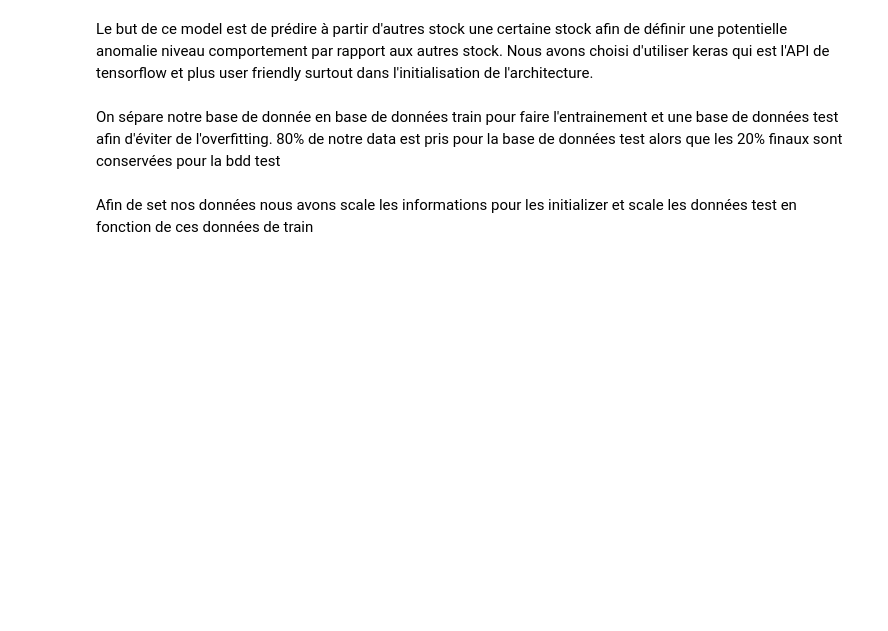
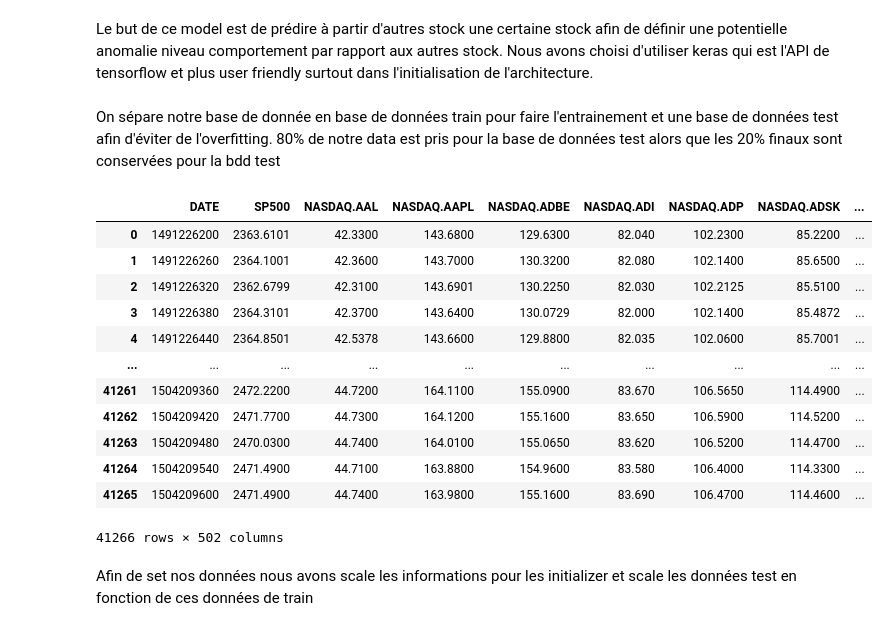
Before and after one commit to samirLazzali/SP500_tensorflow, a Jupyter notebook: Keras first try.ipynb, the cells around one changed output. Cells and saved outputs as stored; diff of their text form; code cells hidden in the pictures; blank space fills up the shorter version.

```diff
--- a/Keras first try.ipynb
+++ b/Keras first try.ipynb
@@ -25,6 +25,22 @@ df = data
 data = data.values
 # %% [markdown]
 On sépare notre base de donnée en base de données train pour faire l'entrainement et une base de données test afin d'éviter de l'overfitting. 80% de notre data est pris pour la base de données test alors que les 20% finaux sont conservées pour la bdd test
+# %%
+pd.read_csv('data_stocks.csv')
+# %% [output]
+|  | DATE | SP500 | NASDAQ.AAL | NASDAQ.AAPL | NASDAQ.ADBE | NASDAQ.ADI | NASDAQ.ADP | NASDAQ.ADSK | ... |
+| 0 | 1491226200 | 2363.6101 | 42.3300 | 143.6800 | 129.6300 | 82.040 | 102.2300 | 85.2200 | ... |
+| 1 | 1491226260 | 2364.1001 | 42.3600 | 143.7000 | 130.3200 | 82.080 | 102.1400 | 85.6500 | ... |
+| 2 | 1491226320 | 2362.6799 | 42.3100 | 143.6901 | 130.2250 | 82.030 | 102.2125 | 85.5100 | ... |
+| 3 | 1491226380 | 2364.3101 | 42.3700 | 143.6400 | 130.0729 | 82.000 | 102.1400 | 85.4872 | ... |
+| 4 | 1491226440 | 2364.8501 | 42.5378 | 143.6600 | 129.8800 | 82.035 | 102.0600 | 85.7001 | ... |
+| ... | ... | ... | ... | ... | ... | ... | ... | ... | ... |
+| 41261 | 1504209360 | 2472.2200 | 44.7200 | 164.1100 | 155.0900 | 83.670 | 106.5650 | 114.4900 | ... |
+| 41262 | 1504209420 | 2471.7700 | 44.7300 | 164.1200 | 155.1600 | 83.650 | 106.5900 | 114.5200 | ... |
+| 41263 | 1504209480 | 2470.0300 | 44.7400 | 164.0100 | 155.0650 | 83.620 | 106.5200 | 114.4700 | ... |
+| 41264 | 1504209540 | 2471.4900 | 44.7100 | 163.8800 | 154.9600 | 83.580 | 106.4000 | 114.3300 | ... |
+| 41265 | 1504209600 | 2471.4900 | 44.7400 | 163.9800 | 155.1600 | 83.690 | 106.4700 | 114.4600 | ... |
+41266 rows × 502 columns
 # %%
 # Training and test data
 train_start = 0
```
Also changed, not shown: parts of 9 cells of this notebook.
